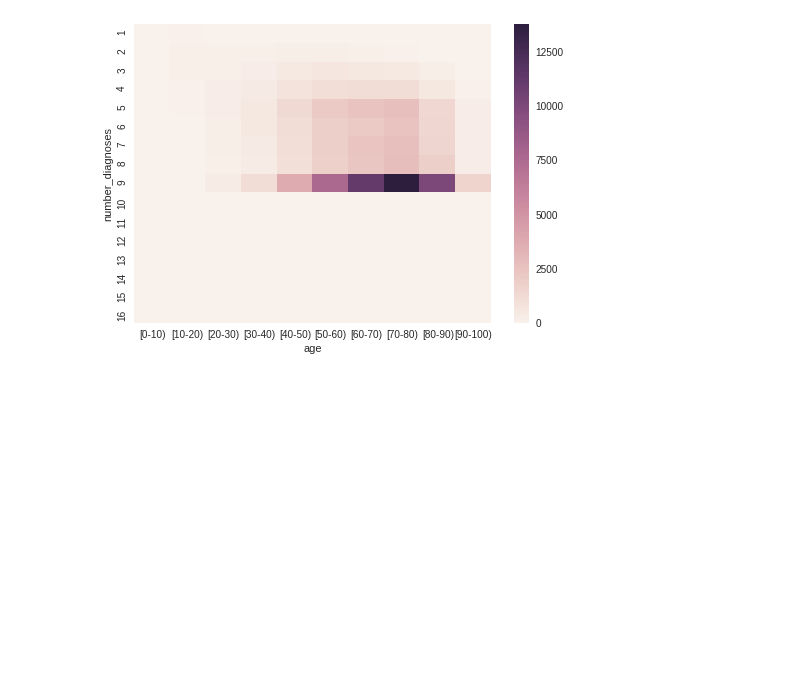
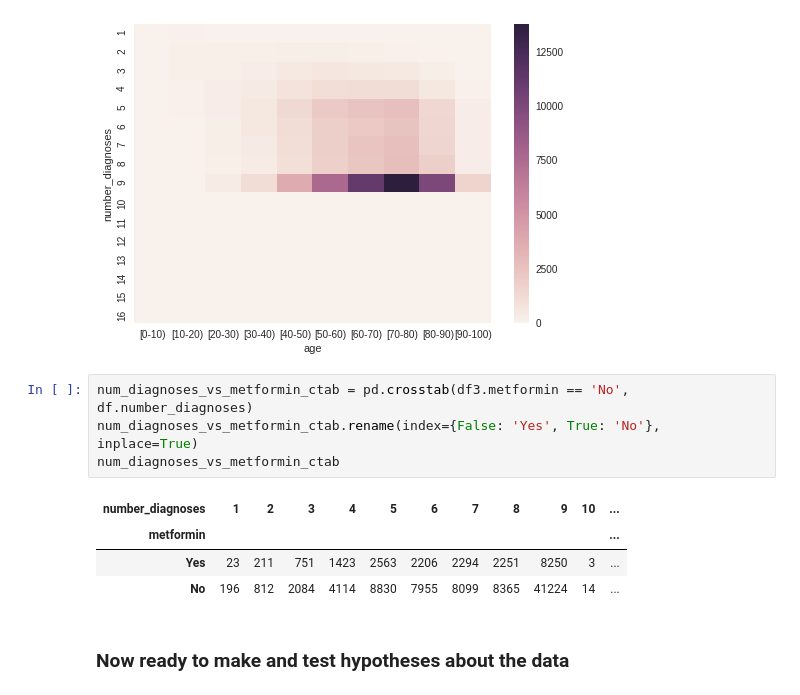
Before and after one commit to johnpharmd/LS-DS-Unit-1-Project, a Jupyter notebook: LS_DS_Project_1.ipynb, the cells around one changed output. Drawn from its saved outputs; the diff is of its cells as text; blank space fills up the shorter version.

Commit message:
Get ready to make and test hypotheses about the data

```diff
--- a/LS_DS_Project_1.ipynb
+++ b/LS_DS_Project_1.ipynb
@@ -515,3 +515,14 @@ num_diagnoses_vs_age_ctab
 sns.heatmap(num_diagnoses_vs_age_ctab.T);
 # %% [output]
 [figure]
+# %%
+num_diagnoses_vs_metformin_ctab = pd.crosstab(df3.metformin == 'No', df.number_diagnoses)
+num_diagnoses_vs_metformin_ctab.rename(index={False: 'Yes', True: 'No'}, inplace=True)
+num_diagnoses_vs_metformin_ctab
+# %% [output]
+| number_diagnoses | 1 | 2 | 3 | 4 | 5 | 6 | 7 | 8 | 9 | 10 | ... |
+| metformin |  |  |  |  |  |  |  |  |  |  | ... |
+| Yes | 23 | 211 | 751 | 1423 | 2563 | 2206 | 2294 | 2251 | 8250 | 3 | ... |
+| No | 196 | 812 | 2084 | 4114 | 8830 | 7955 | 8099 | 8365 | 41224 | 14 | ... |
+# %% [markdown]
+### Now ready to make and test hypotheses about the data
```
